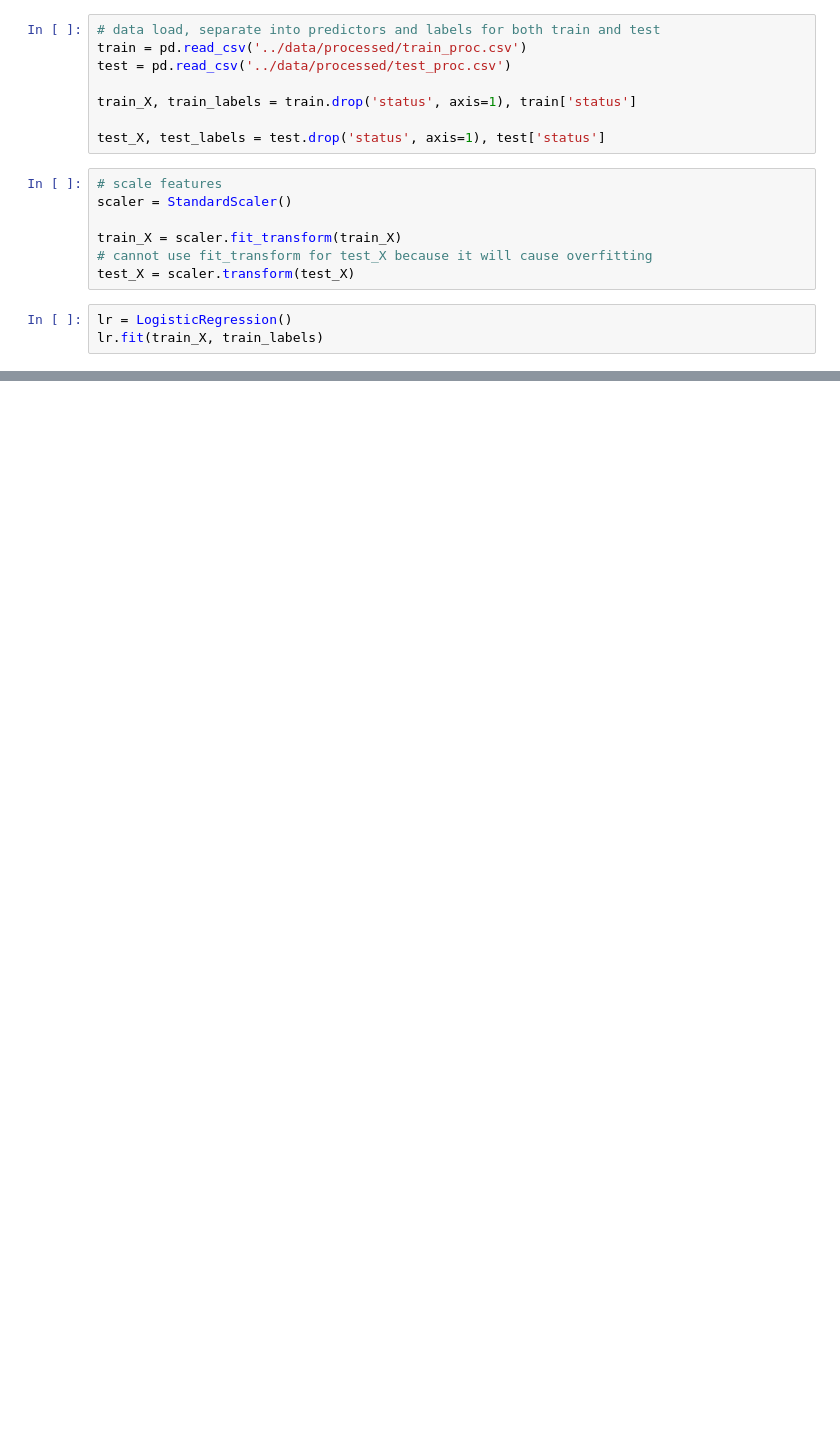
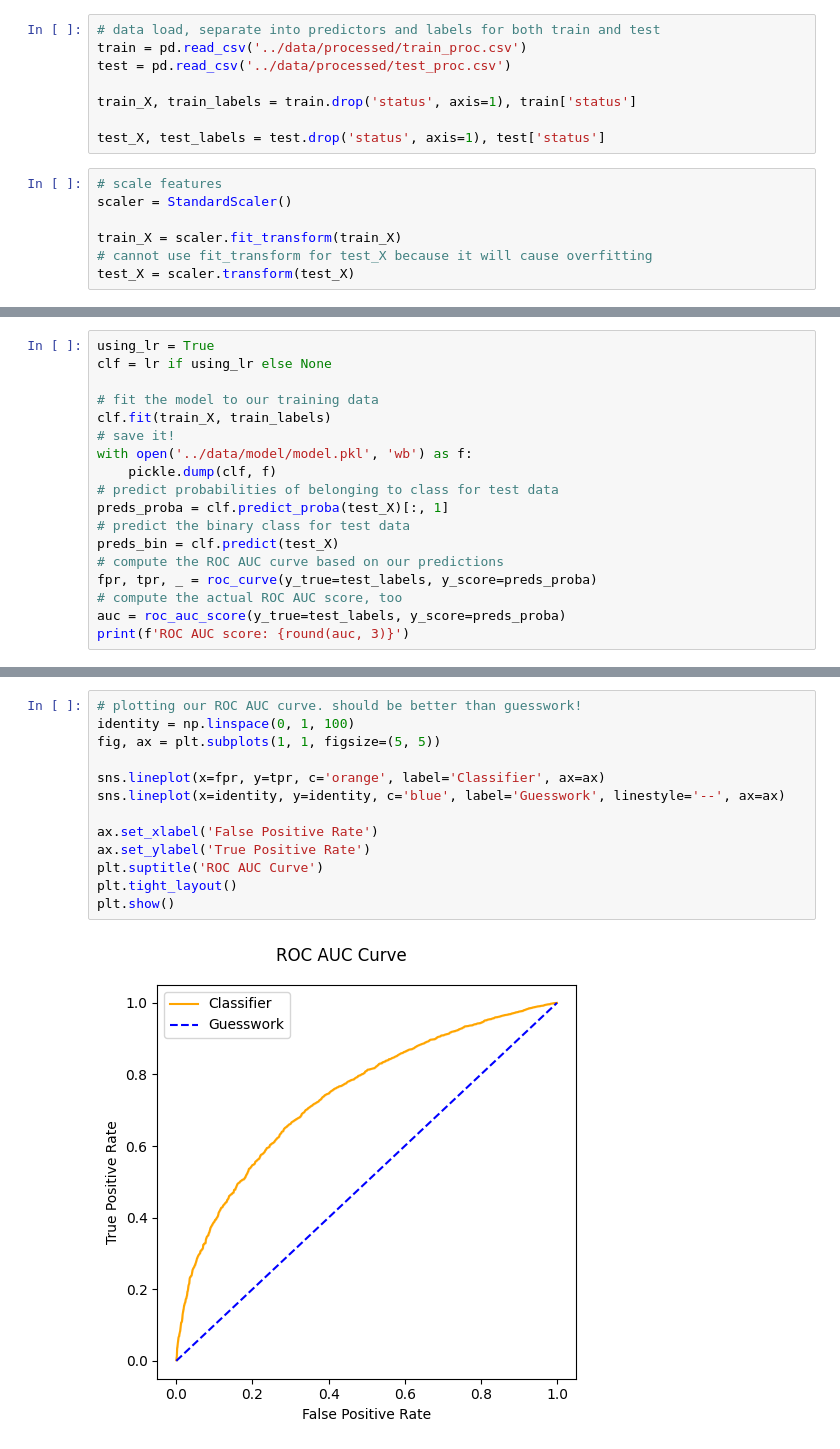
Before and after one commit to ostapenkovs/wells-fargo-case-study, a Jupyter notebook: notebooks/3_modeling.ipynb, the cells around one changed output, grey strips where cells are left out. Cells and saved outputs as stored; diff of their text form; blank space fills up the shorter version.

Commit message:
model saving, no pytorch

```diff
--- a/notebooks/3_modeling.ipynb
+++ b/notebooks/3_modeling.ipynb
@@ -25,6 +31,3 @@ scaler = StandardScaler()
 train_X = scaler.fit_transform(train_X)
 # cannot use fit_transform for test_X because it will cause overfitting
 test_X = scaler.transform(test_X)
-# %%
-lr = LogisticRegression()
-lr.fit(train_X, train_labels)
@@ -39,0 +53,18 @@ print( roc_auc_score(y_true=test_labels, y_score=pred) )
+# %%
+using_lr = True
+clf = lr if using_lr else None
+
+# fit the model to our training data
+clf.fit(train_X, train_labels)
+# save it!
+with open('../data/model/model.pkl', 'wb') as f:
+    pickle.dump(clf, f)
+# predict probabilities of belonging to class for test data
+preds_proba = clf.predict_proba(test_X)[:, 1]
+# predict the binary class for test data
+preds_bin = clf.predict(test_X)
+# compute the ROC AUC curve based on our predictions
+fpr, tpr, _ = roc_curve(y_true=test_labels, y_score=preds_proba)
+# compute the actual ROC AUC score, too
+auc = roc_auc_score(y_true=test_labels, y_score=preds_proba)
+print(f'ROC AUC score: {round(auc, 3)}')
@@ -39,0 +91,15 @@ print( roc_auc_score(y_true=test_labels, y_score=pred) )
+# %%
+# plotting our ROC AUC curve. should be better than guesswork!
+identity = np.linspace(0, 1, 100)
+fig, ax = plt.subplots(1, 1, figsize=(5, 5))
+
+sns.lineplot(x=fpr, y=tpr, c='orange', label='Classifier', ax=ax)
+sns.lineplot(x=identity, y=identity, c='blue', label='Guesswork', linestyle='--', ax=ax)
+
+ax.set_xlabel('False Positive Rate')
+ax.set_ylabel('True Positive Rate')
+plt.suptitle('ROC AUC Curve')
+plt.tight_layout()
+plt.show()
+# %% [output]
+[figure, added]
```
Also changed, not shown: parts of 11 cells of this notebook, 4 other files.
